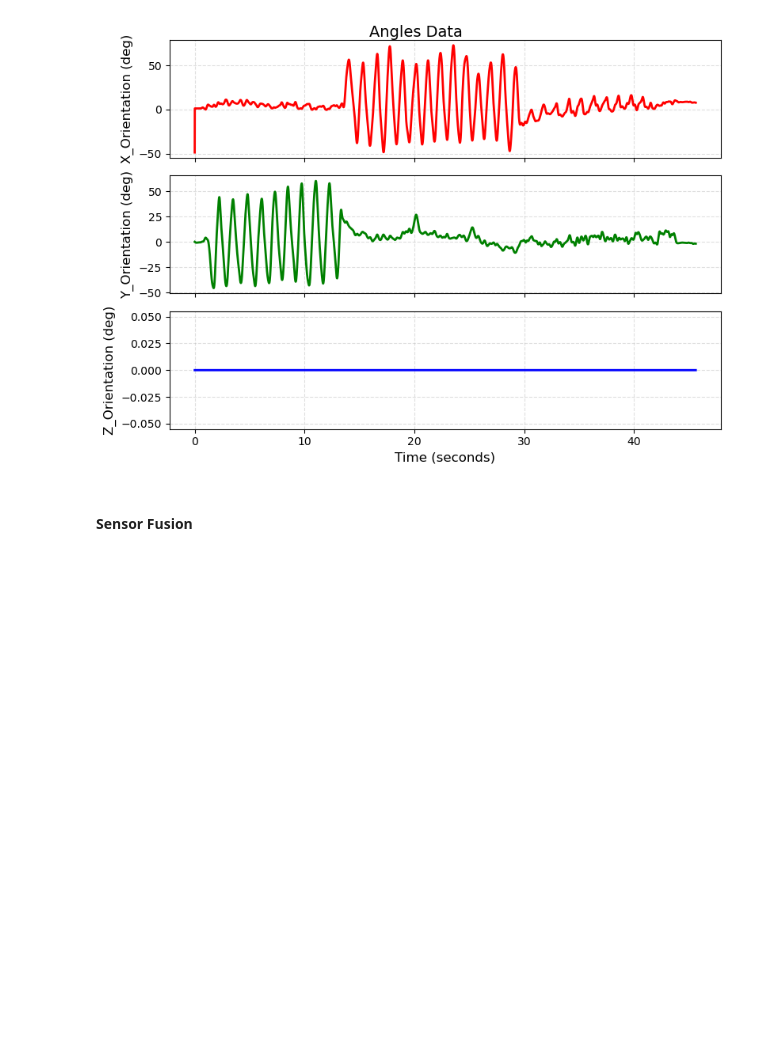
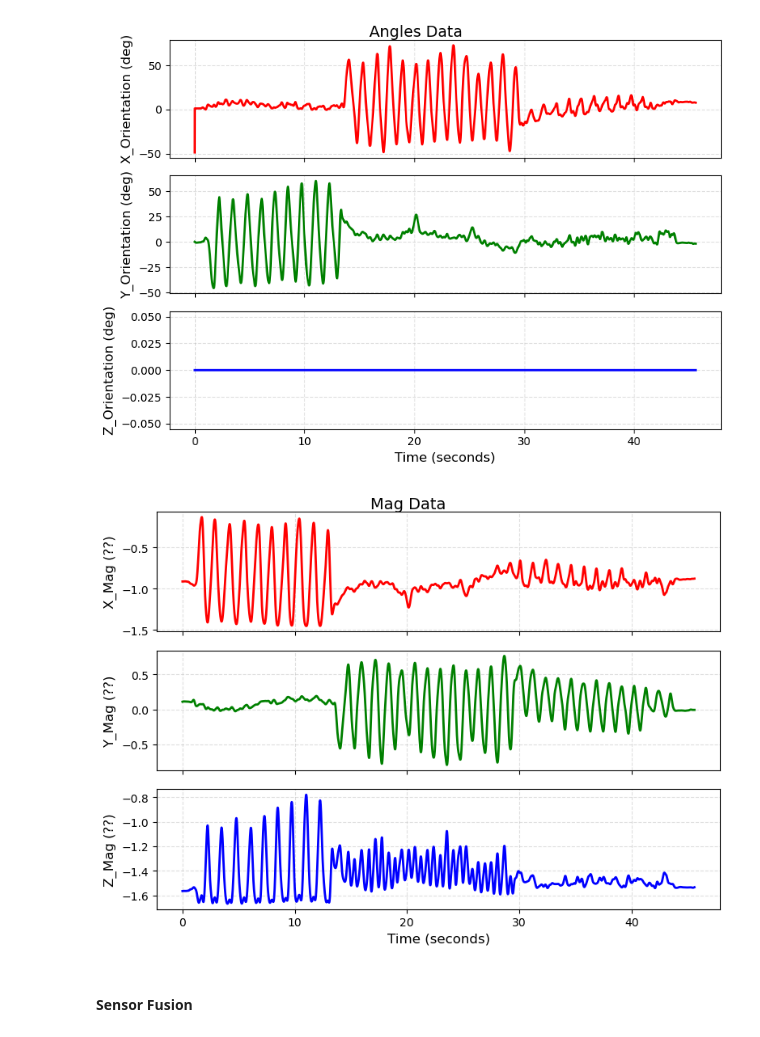
Before and after one commit to jlwry/IMU-Fundamentals, a Jupyter notebook: IMU_Fundamentals.ipynb, the cells around one changed output. Cells and saved outputs as stored; diff of their text form; code cells hidden in the pictures; blank space fills up the shorter version.

```diff
--- a/IMU_Fundamentals.ipynb
+++ b/IMU_Fundamentals.ipynb
@@ -264,6 +262,11 @@ acc_angles = acc_orient(filtered_accel)
 plot_xyz(acc_angles, div_time= 120, tlabel = 'seconds', ylabel='Orientation (deg)', sensor_type='angles')
 # %% [output]
 [figure]
+# %%
+filtered_mag = filter_data(rotations, cutoff = 4, frequency = 120, sensor_type= 'mag')
+plot_xyz(filtered_mag, div_time = 120, tlabel = 'seconds', ylabel="Mag (??)", sensor_type = 'mag')
+# %% [output]
+[figure, added]
 # %% [markdown]
 #### Sensor Fusion ####
 # %%
```
Also changed, not shown: parts of 9 cells of this notebook.
